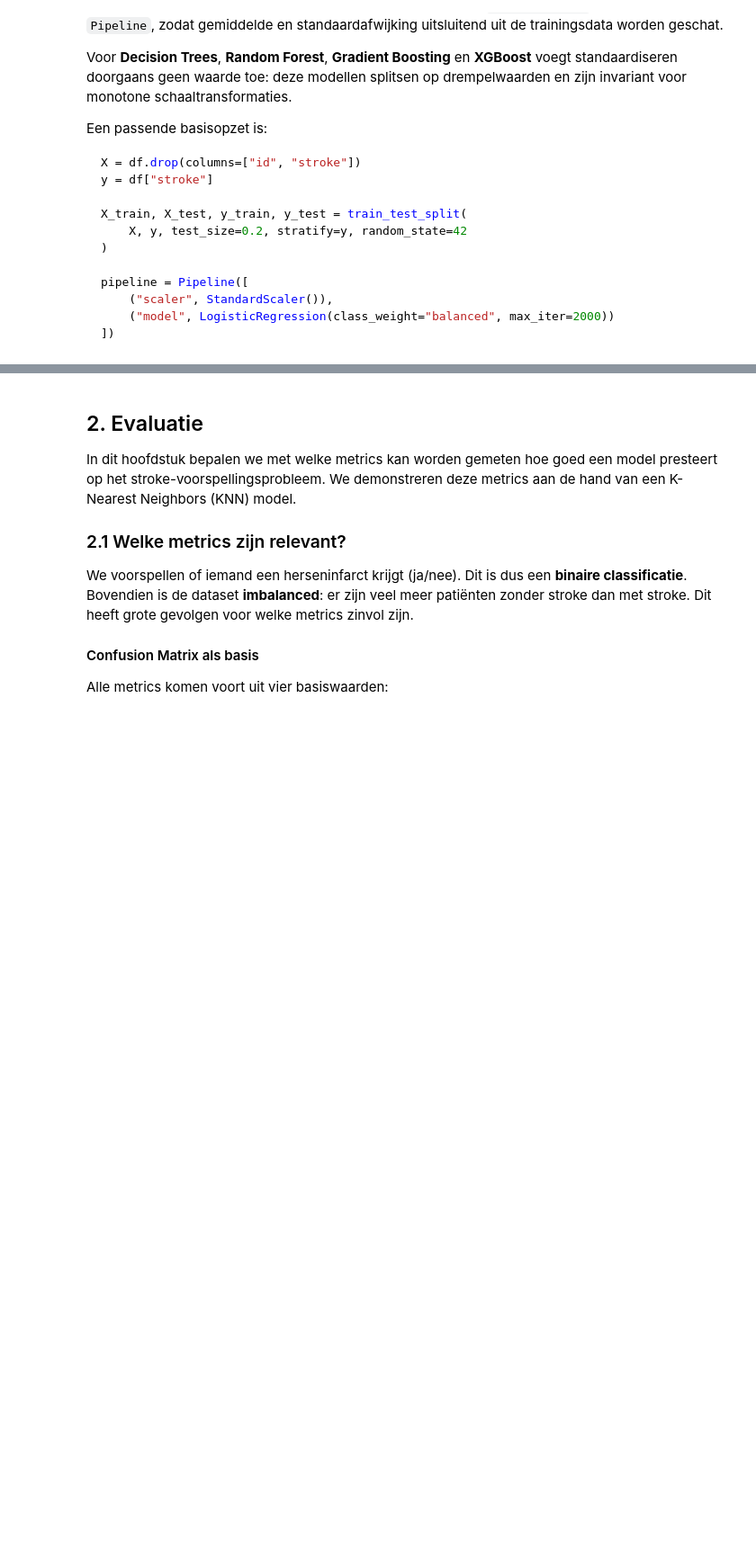
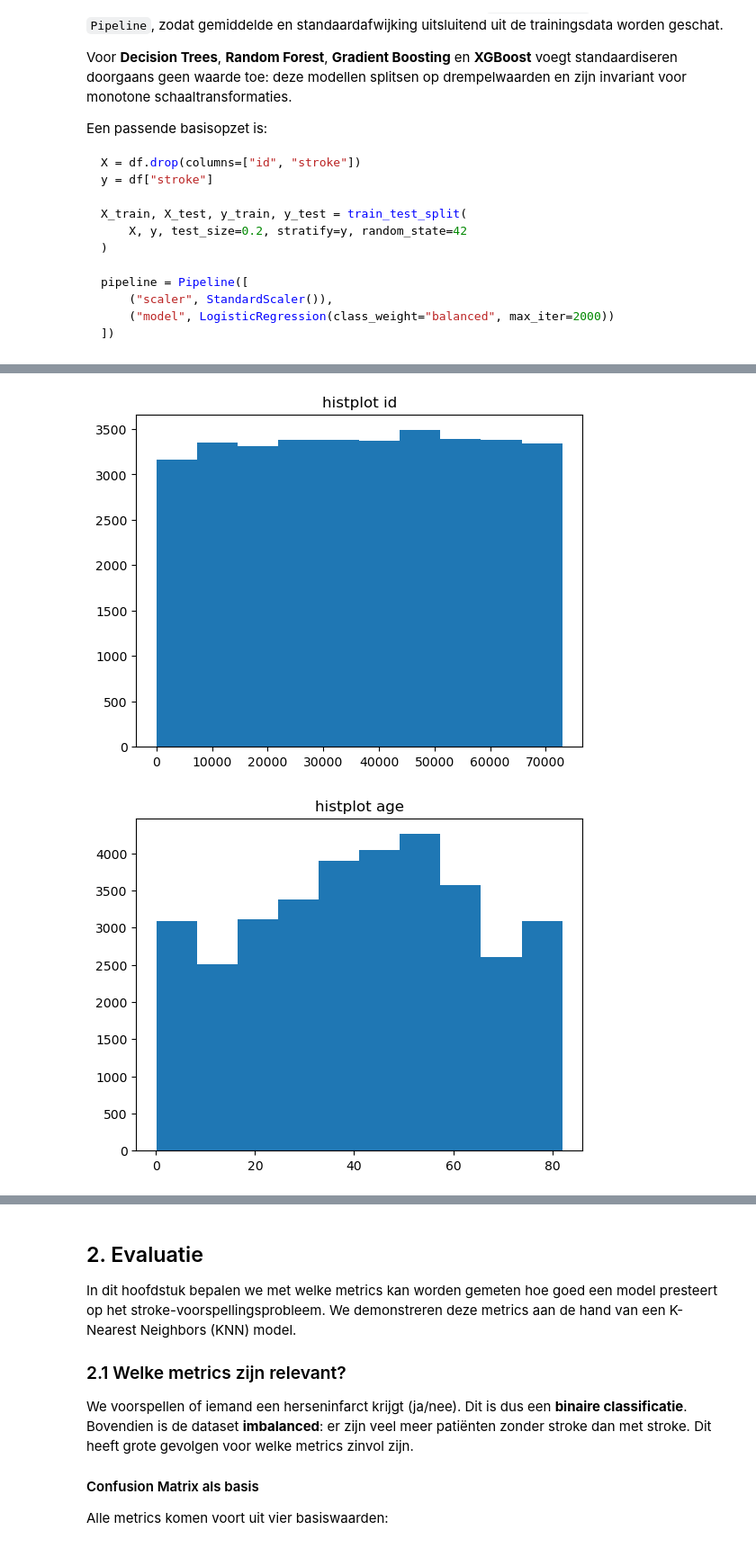
Before and after one commit to larsol55on/Machine-Learning-Herseninfract, a Jupyter notebook: Main_notebook.ipynb, the cells around one changed output, grey strips where cells are left out. Shown at 90% size. Cells and saved outputs as stored; diff of their text form; code cells hidden in the pictures; blank space fills up the shorter version.

```diff
--- a/Main_notebook.ipynb
+++ b/Main_notebook.ipynb
@@ -1,5 +1,12 @@
 # %% [markdown]
 # Machine learning stroke prediction
+# %%
+import pandas as pd
+import numpy as np
+import matplotlib.pyplot as plt
+import seaborn as sns
+pd.set_option("display.max_columns", 30)
+data = pd.read_csv('train.csv')
 # %% [markdown]
 ## EDA
 # %% [markdown]
@@ -235,0 +290,8 @@ pipeline = Pipeline([
+# %%
+for i in data.select_dtypes(include=["integer", "floating"]).columns:
+    plt.hist(data[i])
+    plt.title(f"histplot {i}")
+    plt.show()
+# %% [output]
+[figure, added]
+[figure, added]
```
Also changed, not shown: parts of 6 cells of this notebook.
